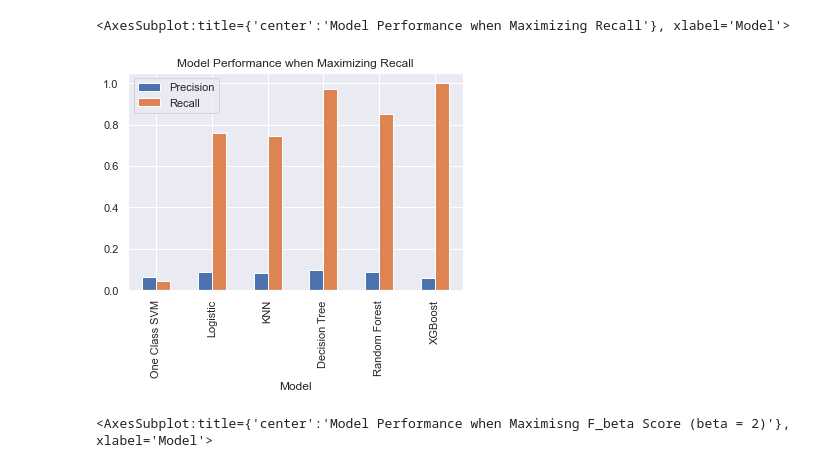
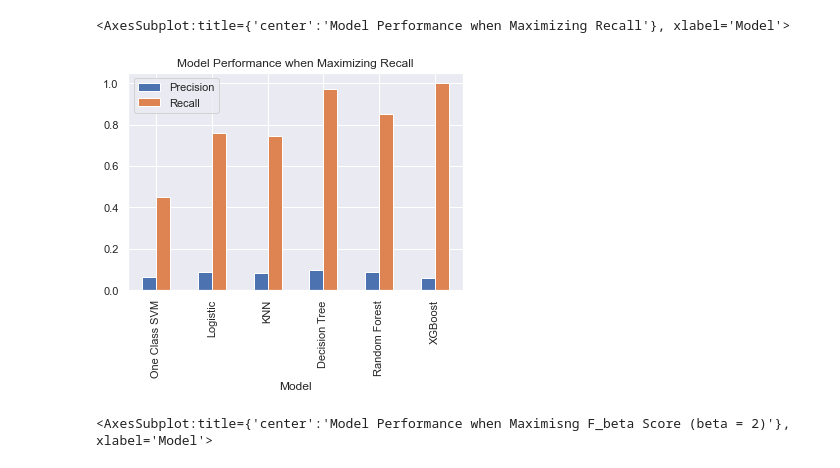
Before and after one commit to hewtungyuen/car-insurance-fraud-BT4012, a Jupyter notebook: comparison.ipynb, the cells around one changed output. Drawn from its saved outputs; the diff is of its cells as text; code cells hidden in the pictures.

```diff
--- a/comparison.ipynb
+++ b/comparison.ipynb
@@ -5,14 +5,14 @@ import seaborn as sns
 from utils import *
 sns.set()
 # %%
-df = pd.DataFrame([["One Class SVM",0.065,0.045] , ["Logistic",0.088,0.76], ["KNN",0.0841,0.7463], ["Decision Tree", 0.0974,0.970], ["Random Forest", 0.09,0.85], ["XGBoost",0.0592,1]], columns = ["Model", "Precision", "Recall"])
+df = pd.DataFrame([["One Class SVM",0.065,0.45] , ["Logistic",0.088,0.76], ["KNN",0.0841,0.7463], ["Decision Tree", 0.0974,0.970], ["Random Forest", 0.09,0.85], ["XGBoost",0.0592,1]], columns = ["Model", "Precision", "Recall"])
 df.plot(x='Model',
         kind='bar',
         stacked=False,
         title='Model Performance when Maximizing Recall')
 # %% [output]
 <AxesSubplot:title={'center':'Model Performance when Maximizing Recall'}, xlabel='Model'>
-[figure, old version]
+[figure, new version]
 # %%
 df = pd.DataFrame([["One Class SVM",0.054,0.43,0.078] , ["Logistic",0.082,0.85,0.30], ["KNN",0.1138,0.6642,0.3376], ["Decision Tree", 0.143,0.560, 0.362], ["Random Forest", 0.13,0.57,0.34], ["XGBoost",0.1466,0.70896,0.401], ["Voting Classifier", 0.153,0.731, 0.416]], columns = ["Model", "Precision", "Recall", "f_beta"])
 df.plot(x='Model',
```
Also changed, not shown: 1 other file.
